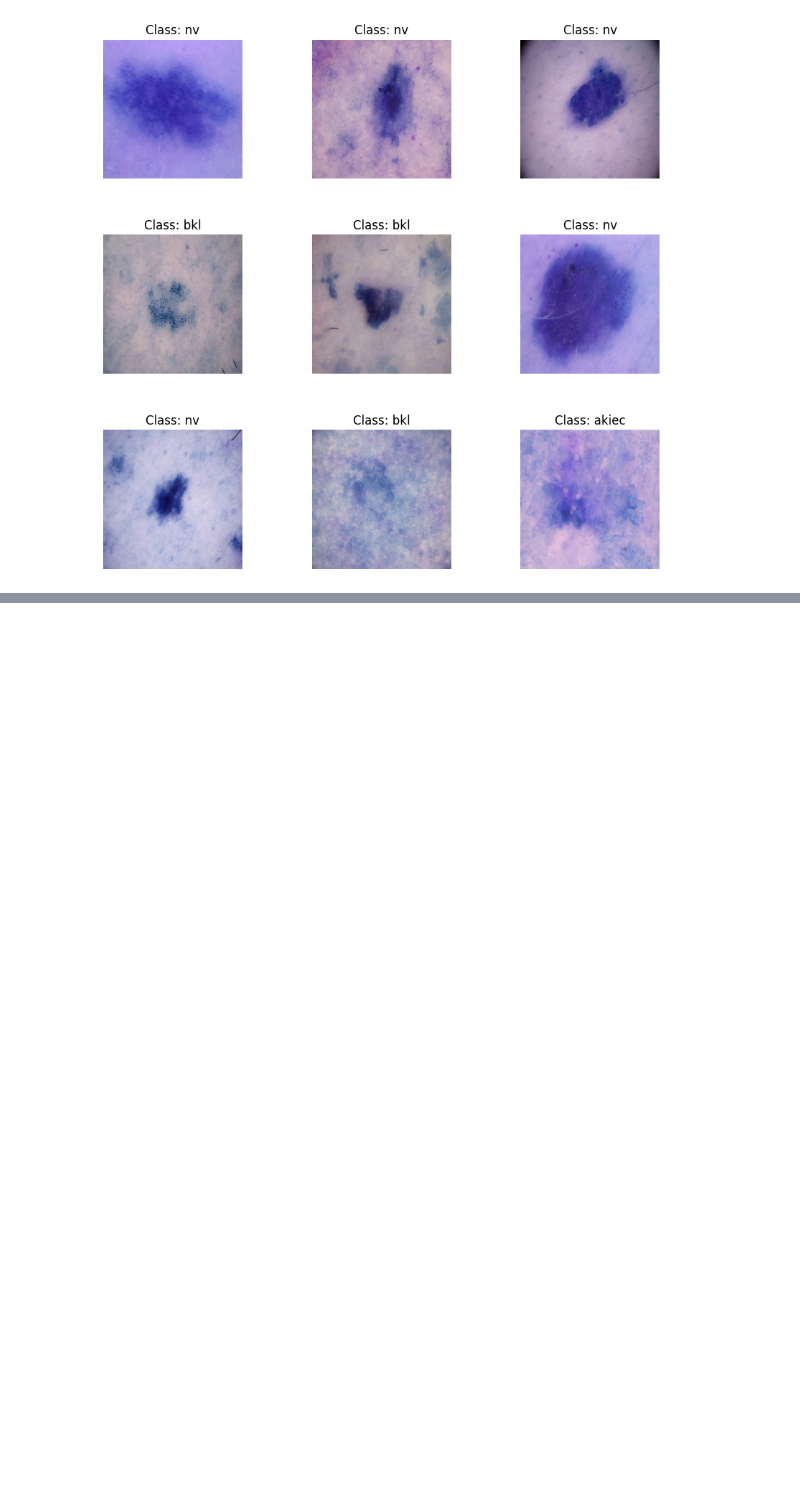
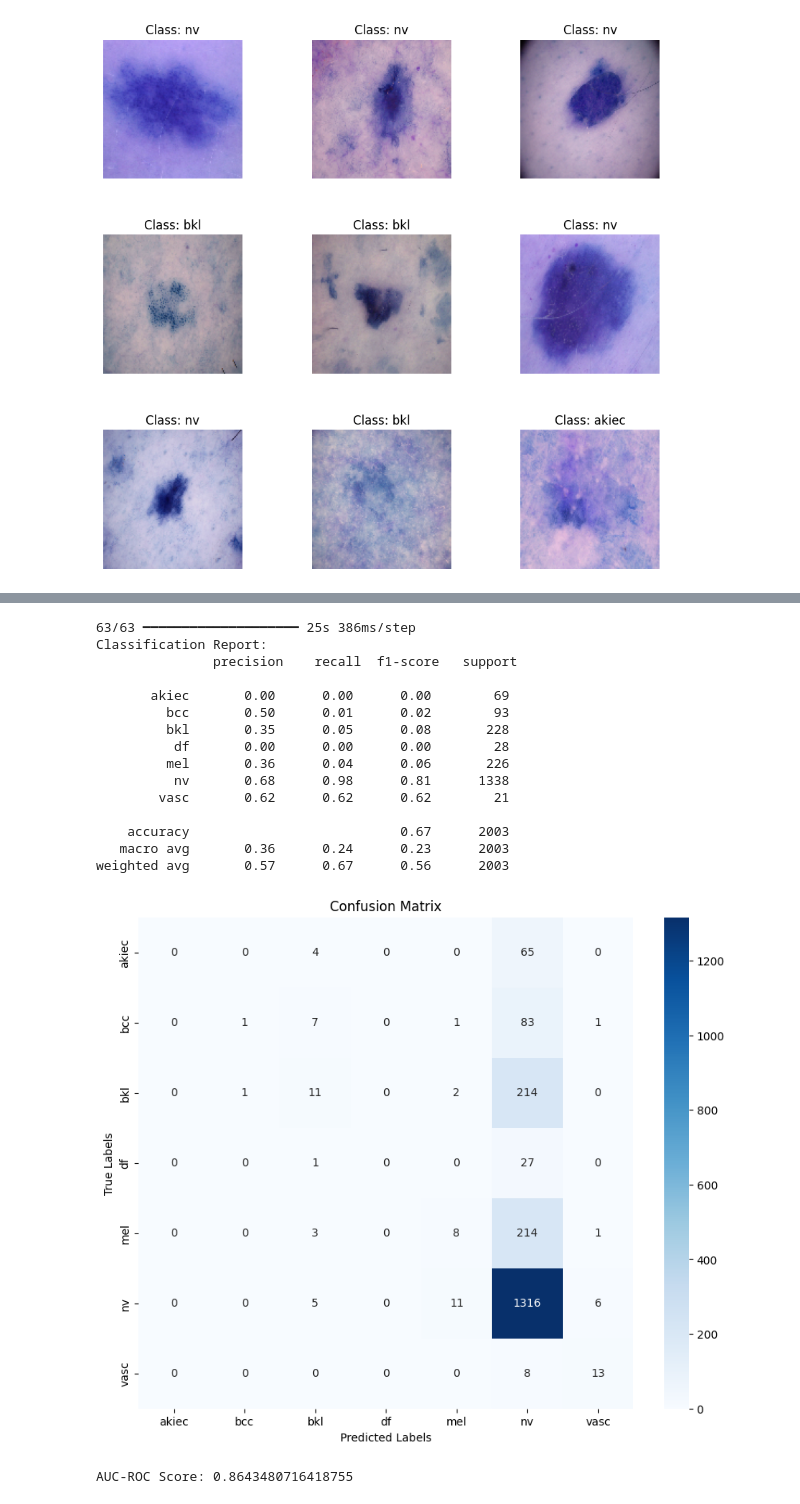
Before and after one commit to vijaygopisankar/project, a Jupyter notebook: project_code.ipynb, the cells around one changed output, grey strips where cells are left out. Saved outputs shown, nothing was run; the diff lists cells and outputs as text; code cells hidden in the pictures; blank space fills up the shorter version.

```diff
--- a/project_code.ipynb
+++ b/project_code.ipynb
@@ -120,0 +229,32 @@ import
+# %%
+from sklearn.metrics import classification_report, confusion_matrix, roc_auc_score
+import seaborn as sns
+
+# Load the saved model (if you want to ensure you're testing the right model)
+from tensorflow.keras.models import load_model
+model = load_model('/content/drive/MyDrive/skin_lesion_cnn_model.h5')
+
+# Predict on test data
+y_pred = model.predict(X_test)
+y_pred_classes = np.argmax(y_pred, axis=1)
+y_true = np.argmax(y_test, axis=1)
+
+# Classification report
+print("Classification Report:\n", classification_report(y_true, y_pred_classes, target_names=label_encoder.classes_))
+
+# Confusion Matrix
+conf_matrix = confusion_matrix(y_true, y_pred_classes)
+plt.figure(figsize=(10, 8))
+sns.heatmap(conf_matrix, annot=True, fmt='d', cmap='Blues', xticklabels=label_encoder.classes_, yticklabels=label_encoder.classes_)
+plt.title("Confusion Matrix")
+plt.xlabel("Predicted Labels")
+plt.ylabel("True Labels")
+plt.show()
+
+# Calculate AUC-ROC score
+try:
+    auc = roc_auc_score(y_test, y_pred, multi_class='ovr')
+    print("AUC-ROC Score:", auc)
+except ValueError:
+    print("AUC-ROC calculation requires binarized labels.")
+# %% [output]
@@ -120,0 +262,17 @@ import
+63/63 ━━━━━━━━━━━━━━━━━━━━ 25s 386ms/step
+Classification Report:
+               precision    recall  f1-score   support
+
+       akiec       0.00      0.00      0.00        69
+         bcc       0.50      0.01      0.02        93
+         bkl       0.35      0.05      0.08       228
+          df       0.00      0.00      0.00        28
+         mel       0.36      0.04      0.06       226
+          nv       0.68      0.98      0.81      1338
+        vasc       0.62      0.62      0.62        21
+
+    accuracy                           0.67      2003
+   macro avg       0.36      0.24      0.23      2003
+weighted avg       0.57      0.67      0.56      2003
+[figure, added]
+AUC-ROC Score: 0.8643480716418755
```
Also changed, not shown: parts of 10 cells of this notebook.
